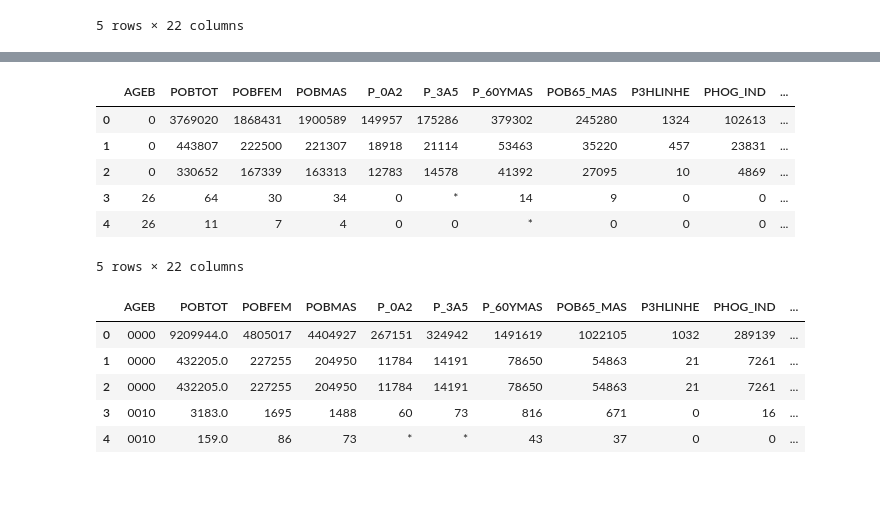
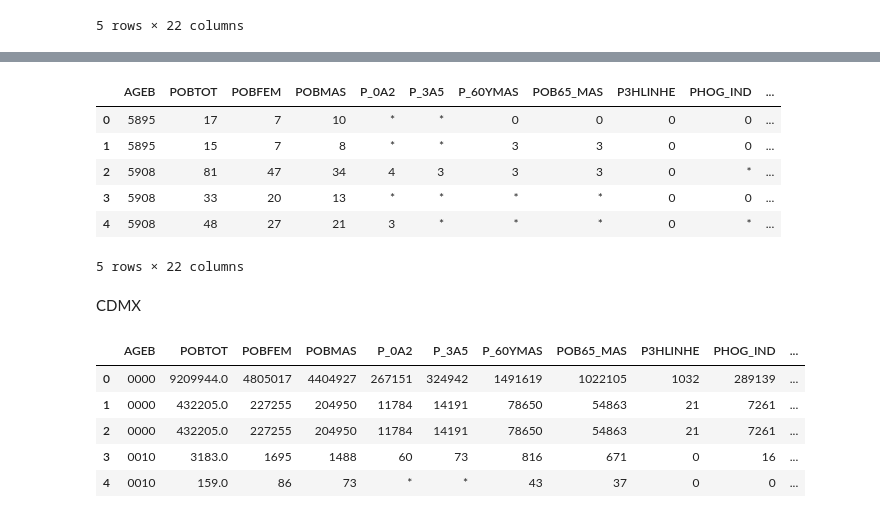
Before and after one commit to LH-1169213/IslasDeCalor, a Jupyter notebook: EDA_SCITEL_INEGI.ipynb, the cells around one changed output, grey strips where cells are left out. Saved outputs shown, nothing was run; the diff lists cells and outputs as text; code cells hidden in the pictures; blank space fills up the shorter version.

```diff
--- a/EDA_SCITEL_INEGI.ipynb
+++ b/EDA_SCITEL_INEGI.ipynb
@@ -430,19 +466,21 @@ ValueError: Usecols do not match columns, columns expected but not found: ['VIVT
 # %%
 # Leemos los datos por Estado
-# Baja California 1
-df16 = pd.read_csv("https://raw.githubusercontent.com/LH-1169213/IslasDeCalor/refs/heads/main/BajaCalifornia.csv",
+# Baja California 2
+df16 = pd.read_csv("https://raw.githubusercontent.com/LH-1169213/IslasDeCalor/refs/heads/main/BajaCalifornia2.csv",
                  usecols=[ 'AGEB', 'POBTOT', 'POBFEM', 'POBMAS',
             'P_0A2','P_3A5', 'P_60YMAS', 'POB65_MAS', 'P3HLINHE', 'PHOG_IND', 'PCON_DISC', 'PCON_LIMI',
             'PSIND_LIM', 'P15YM_AN', 'P15YM_SE', 'GRAPROES', 'PEA', 'PSINDER', 'PDER_SS', 'TOTHOG', 'POBHOG', 'VIVTOT'])
 df16.head()
 # %% [output]
 |  | AGEB | POBTOT | POBFEM | POBMAS | P_0A2 | P_3A5 | P_60YMAS | POB65_MAS | P3HLINHE | PHOG_IND | ... |
-| 0 | 0 | 3769020 | 1868431 | 1900589 | 149957 | 175286 | 379302 | 245280 | 1324 | 102613 | ... |
-| 1 | 0 | 443807 | 222500 | 221307 | 18918 | 21114 | 53463 | 35220 | 457 | 23831 | ... |
-| 2 | 0 | 330652 | 167339 | 163313 | 12783 | 14578 | 41392 | 27095 | 10 | 4869 | ... |
-| 3 | 26 | 64 | 30 | 34 | 0 | * | 14 | 9 | 0 | 0 | ... |
-| 4 | 26 | 11 | 7 | 4 | 0 | 0 | * | 0 | 0 | 0 | ... |
+| 0 | 5895 | 17 | 7 | 10 | * | * | 0 | 0 | 0 | 0 | ... |
+| 1 | 5895 | 15 | 7 | 8 | * | * | 3 | 3 | 0 | 0 | ... |
+| 2 | 5908 | 81 | 47 | 34 | 4 | 3 | 3 | 3 | 0 | * | ... |
+| 3 | 5908 | 33 | 20 | 13 | * | * | * | * | 0 | 0 | ... |
+| 4 | 5908 | 48 | 27 | 21 | 3 | * | * | * | 0 | * | ... |
 5 rows × 22 columns
+# %% [markdown]
+CDMX
 # %%
 # Leemos los datos por Estado
 # CDMX 1
```
Also changed, not shown: parts of 74 cells of this notebook.
